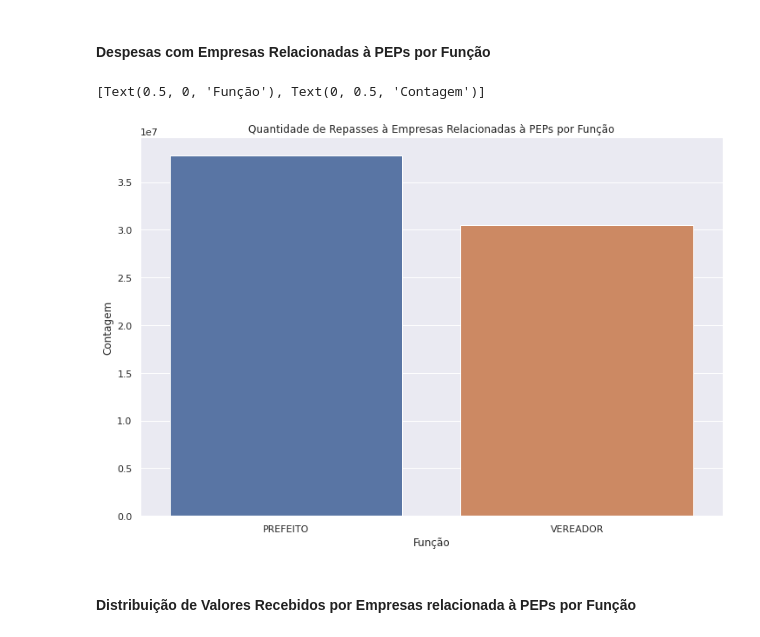
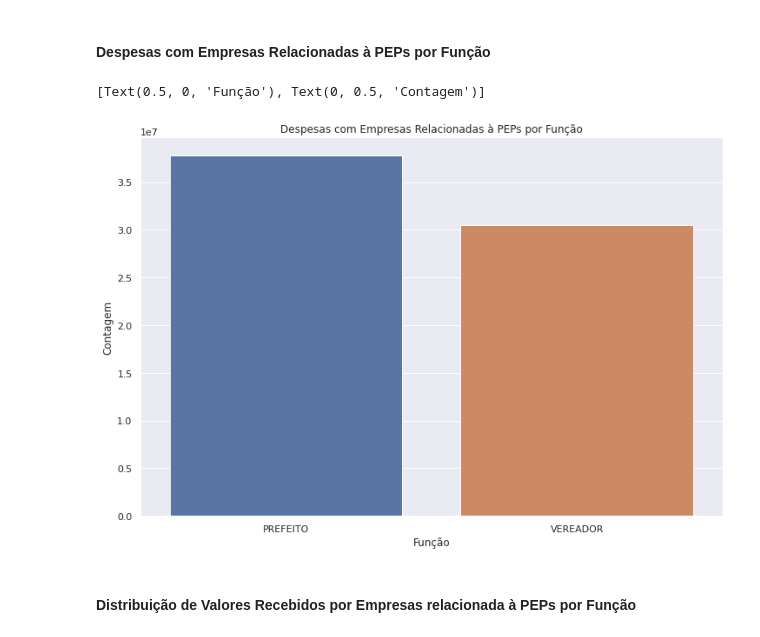
Before and after one commit to AlanTaranti/trabalho-curso-controle-social-grupo-6, a Jupyter notebook: Trabalho de Conformidade do Curso de Dados Abertos para Controle Social.ipynb, the cells around one changed output. Saved outputs shown, nothing was run; the diff lists cells and outputs as text; code cells hidden in the pictures.

```diff
--- a/Trabalho de Conformidade do Curso de Dados Abertos para Controle Social.ipynb
+++ b/Trabalho de Conformidade do Curso de Dados Abertos para Controle Social.ipynb
@@ -539,13 +539,13 @@ ax.set(xlabel='Função', ylabel='Contagem')
 # %%
 soma_valores_empresas_peps_funcao = empresas_peps.groupby('Funcao_PEP')['Valor_Total'].sum().reset_index()
 soma_valores_empresas_peps_funcao = soma_valores_empresas_peps_funcao.sort_values('Funcao_PEP')
 ax = sns.barplot(data=soma_valores_empresas_peps_funcao, x='Funcao_PEP', y='Valor_Total')
 
-ax.set(title='Quantidade de Repasses à Empresas Relacionadas à PEPs por Função')
+ax.set(title='Despesas com Empresas Relacionadas à PEPs por Função')
 ax.set(xlabel='Função', ylabel='Contagem')
 # %% [output]
 [Text(0.5, 0, 'Função'), Text(0, 0.5, 'Contagem')]
-[figure, old version]
+[figure, new version]
 # %% [markdown]
 #### Distribuição de Valores Recebidos por Empresas relacionada à PEPs por Função
 # %%
```
Also changed, not shown: parts of 24 cells of this notebook.
